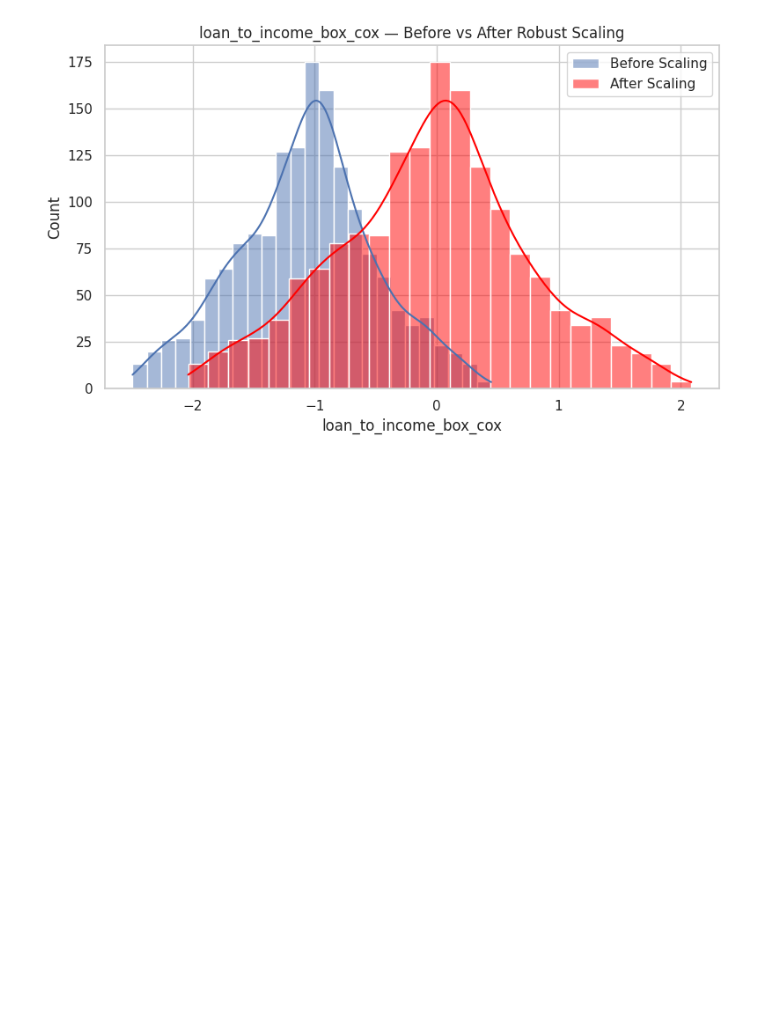
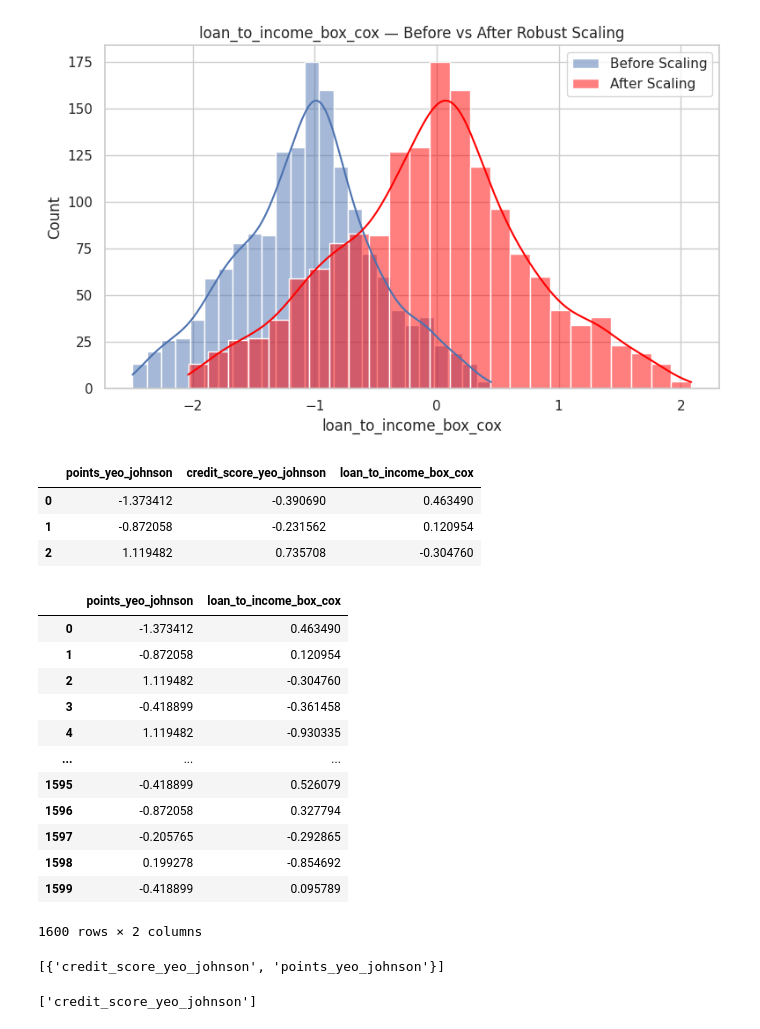
Before and after one commit to DavidRC-Projects/Approval_Predict, a Jupyter notebook: jupyter_notebooks/04 - FeatureEngineering.ipynb, the cells around one changed output. Saved outputs shown, nothing was run; the diff lists cells and outputs as text; code cells hidden in the pictures; blank space fills up the shorter version.

Commit message:
Add SmartCorrelatedSelection to remove correlated features

```diff
--- a/jupyter_notebooks/04 - FeatureEngineering.ipynb
+++ b/jupyter_notebooks/04 - FeatureEngineering.ipynb
@@ -341,3 +341,37 @@ for col in final_features:
 [figure]
 [figure]
 [figure]
+# %%
+df_engineering = X_train_scaled.copy()
+df_engineering.head(3)
+# %% [output]
+|  | points_yeo_johnson | credit_score_yeo_johnson | loan_to_income_box_cox |
+| 0 | -1.373412 | -0.390690 | 0.463490 |
+| 1 | -0.872058 | -0.231562 | 0.120954 |
+| 2 | 1.119482 | 0.735708 | -0.304760 |
+# %%
+from feature_engine.selection import SmartCorrelatedSelection
+corr_sel = SmartCorrelatedSelection(variables=None, method="spearman", threshold=0.6, selection_method="variance")
+corr_sel.fit_transform(df_engineering)
+# %% [output]
+|  | points_yeo_johnson | loan_to_income_box_cox |
+| 0 | -1.373412 | 0.463490 |
+| 1 | -0.872058 | 0.120954 |
+| 2 | 1.119482 | -0.304760 |
+| 3 | -0.418899 | -0.361458 |
+| 4 | 1.119482 | -0.930335 |
+| ... | ... | ... |
+| 1595 | -0.418899 | 0.526079 |
+| 1596 | -0.872058 | 0.327794 |
+| 1597 | -0.205765 | -0.292865 |
+| 1598 | 0.199278 | -0.854692 |
+| 1599 | -0.418899 | 0.095789 |
+1600 rows × 2 columns
+# %%
+corr_sel.correlated_feature_sets_
+# %% [output]
+[{'credit_score_yeo_johnson', 'points_yeo_johnson'}]
+# %%
+corr_sel.features_to_drop_
+# %% [output]
+['credit_score_yeo_johnson']
```
Also changed, not shown: parts of 1 cell of this notebook.
